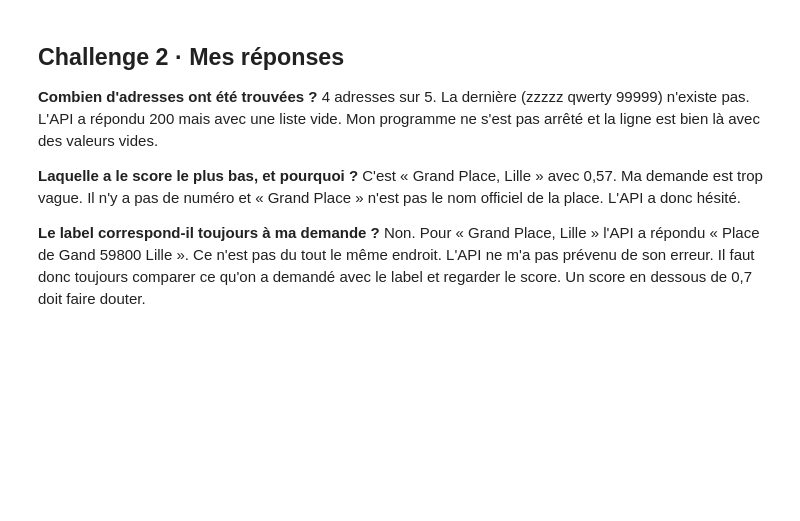
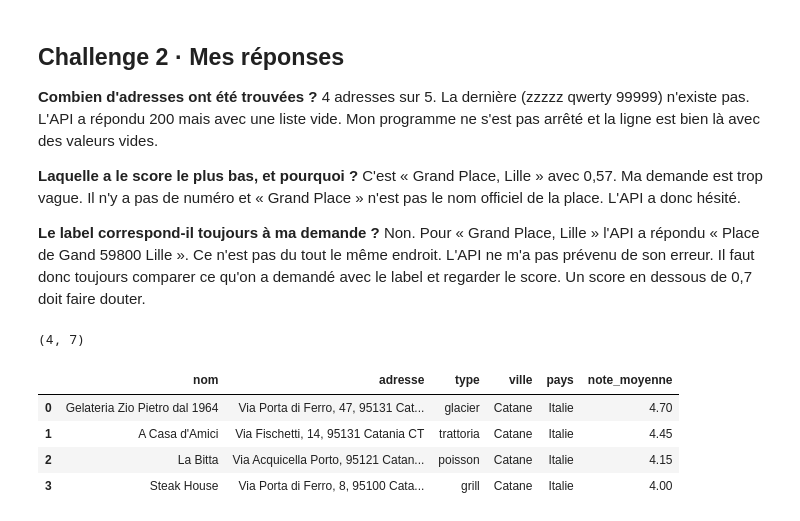
Before and after one commit to noah-mathieu-data/json-api-geocodage, a Jupyter notebook: notebooks/quete_json_api.ipynb, the cells around one changed output. Cells and saved outputs as stored; diff of their text form; code cells hidden in the pictures; blank space fills up the shorter version.

Commit message:
Challenge 3 : geocodage et carte des restaurants de Catane

```diff
--- a/notebooks/quete_json_api.ipynb
+++ b/notebooks/quete_json_api.ipynb
@@ -188,3 +188,20 @@ C'est « Grand Place, Lille » avec 0,57. Ma demande est trop vague. Il n'y a pa
 
 **Le label correspond-il toujours à ma demande ?**
 Non. Pour « Grand Place, Lille » l'API a répondu « Place de Gand 59800 Lille ». Ce n'est pas du tout le même endroit. L'API ne m'a pas prévenu de son erreur. Il faut donc toujours comparer ce qu'on a demandé avec le label et regarder le score. Un score en dessous de 0,7 doit faire douter.
+# %%
+with open("../data/restaurants.json", encoding="utf-8") as f:
+    data = json.load(f)
+
+df_resto = pd.json_normalize(data, record_path="restaurants", meta=["ville", "pays"])
+
+df_resto["note_moyenne"] = df_resto["notes"].apply(lambda x: round(sum(x) / len(x), 2))
+
+print(df_resto.shape)
+df_resto[["nom", "adresse", "type", "ville", "pays", "note_moyenne"]]
+# %% [output]
+(4, 7)
+|  | nom | adresse | type | ville | pays | note_moyenne |
+| 0 | Gelateria Zio Pietro dal 1964 | Via Porta di Ferro, 47, 95131 Cat... | glacier | Catane | Italie | 4.70 |
+| 1 | A Casa d'Amici | Via Fischetti, 14, 95131 Catania CT | trattoria | Catane | Italie | 4.45 |
+| 2 | La Bitta | Via Acquicella Porto, 95121 Catan... | poisson | Catane | Italie | 4.15 |
+| 3 | Steak House | Via Porta di Ferro, 8, 95100 Cata... | grill | Catane | Italie | 4.00 |
```
Also changed, not shown: parts of 4 cells of this notebook, 2 other files.
